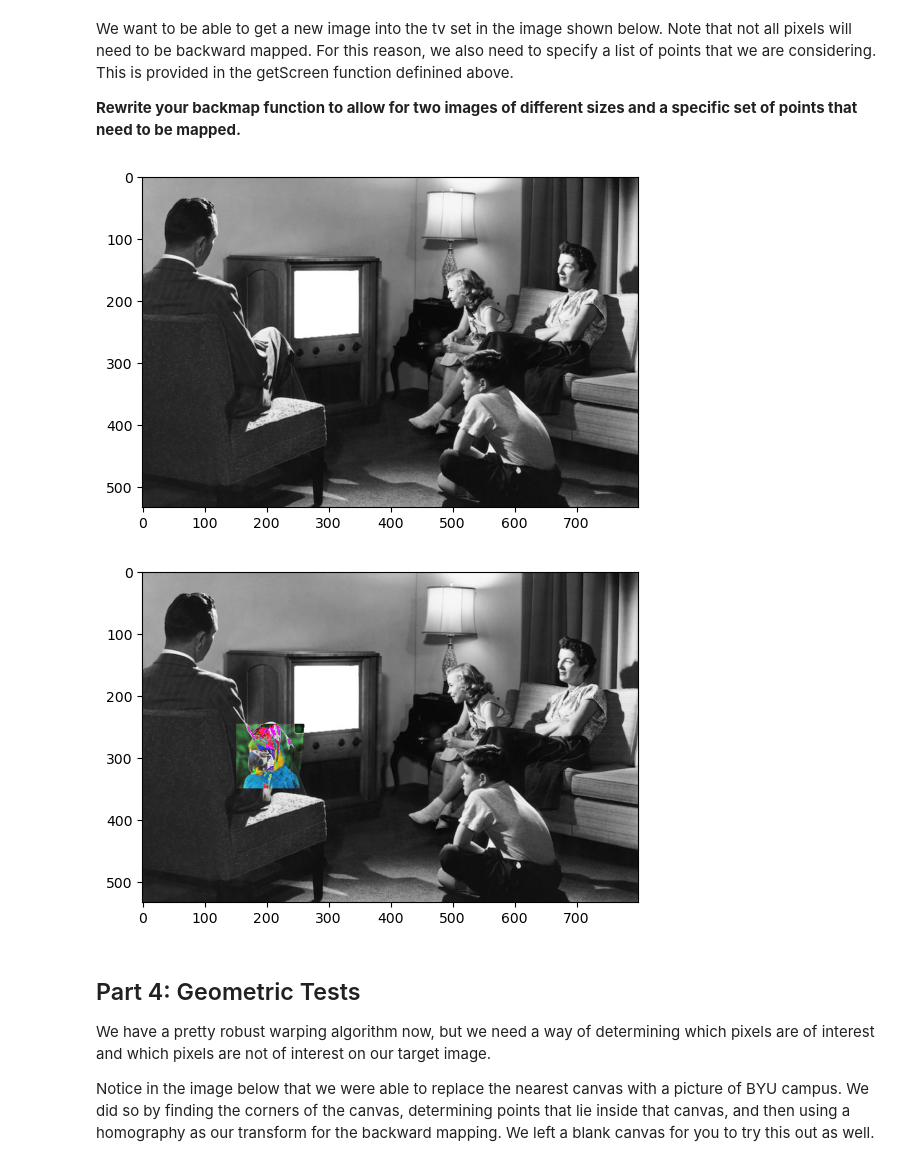
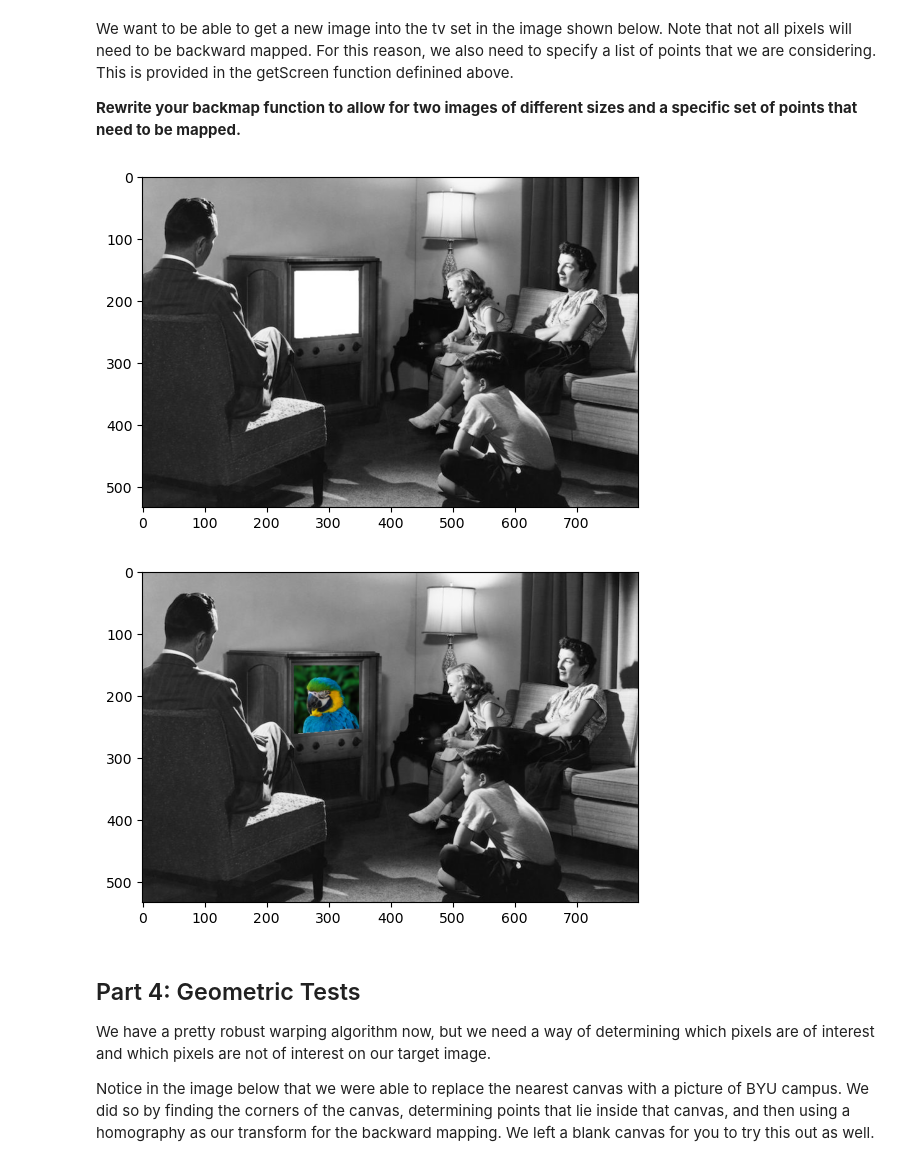
Before and after one commit to BensonP/School-Projects, a Jupyter notebook: CS355/Lab9/Lab9-ImageWarping.ipynb, the cells around one changed output. Saved outputs shown, nothing was run; the diff lists cells and outputs as text; code cells hidden in the pictures.

```diff
--- a/CS355/Lab9/Lab9-ImageWarping.ipynb
+++ b/CS355/Lab9/Lab9-ImageWarping.ipynb
@@ -13,10 +13,10 @@ import math
 
 #Your bilinear interpolation function
 def interpolate(image, x, y):
-    P0 = image[int(x//1),int(y//1)]
-    P1 = image[int(x//1),math.ceil(y)]
-    P2 = image[math.ceil(x),math.ceil(y)]
-    P3 = image[math.ceil(x),int(y//1)]
+    P0 = image[int(y//1),int(x//1)]
+    P1 = image[math.ceil(y),int(x//1)]
+    P2 = image[math.ceil(y),math.ceil(x)]
+    P3 = image[int(y//1),math.ceil(x)]
     aY = y % 1
     aX = x % 1
     LRGB = (1 - aY) * (P0) + aY * P1
@@ -37,7 +37,7 @@ result = np.zeros((int(2.3*h),(int(2.3*w)),3), dtype="uint8")
 for i in range(result.shape[0] - 2):
     for j in range(result.shape[1] - 2):
         newPixel = 255 * interpolate(im, i/2.3,j/2.3)
-        result[i,j] = newPixel.astype(np.uint8)
+        result[j,i] = newPixel.astype(np.uint8)
 
 
 plt.imshow(result,vmin=0)
@@ -65,7 +65,7 @@ def backmap1(image, transform):
             currentPixel = np.matmul(invTransform,np.array([[i],[j],[1]]))
             if currentPixel[0] < h-1 and currentPixel[1] < w-1 and currentPixel[0] > 0 and currentPixel[1] > 0:
                 newPixel = 255 * interpolate(image, currentPixel[0,0],currentPixel[1,0])
-                result[i,j] = newPixel.astype(np.uint8)
+                result[j,i] = newPixel.astype(np.uint8)
 
 
     #Your Code Here
@@ -168,53 +168,54 @@ We want to be able to get a new image into the tv set in the image shown below.
 def backmap2(source, target, transform, points):
 
     h,w,_ = target.shape
-    tv = np.zeros((h,w,3), dtype="uint8")
+
     invTransform = np.linalg.inv(transform)
+    targetCopy = target.copy()
 
     for i in points:
+
             currentPixel = np.matmul(invTransform,np.array([[i.x],[i.y],[1]]))
-            if currentPixel[0] < h-1 and currentPixel[1] < w-1 and currentPixel[0] > 0 and currentPixel[1] > 0:
-                newPixel = 255 * interpolate(source, currentPixel[0,0],currentPixel[1,0])
-                tv[i.x,i.y] = newPixel.astype(np.uint8)
-                ##adding
+            newPixel =  255 *interpolate(source, currentPixel[0,0],currentPixel[1,0])
+            targetCopy[i.y,i.x] = newPixel.astype(np.uint8)
+
 
 
     #Your Code Here
 
-    return target + tv
+    return targetCopy
 
 
 
 filename = "test.png"
 im = plt.imread(filename)
 
 h,w,_ = im.shape
 
 s0 = Point(0,0)
 s1 = Point(w-1,0)
 s2 = Point(w-1,h-1)
 s3 = Point(0,h-1)
 
 t0 = Point(245,152)
 t1 = Point(349,150)
 t2 = Point(349,253)
 t3 = Point(246,261)
 
 tv = plt.imread('tv.jpg')
 plt.imshow(tv,vmin=0)
 plt.show()
 
 transform = getHomography(s0,s1,s2,s3,t0,t1,t2,t3)
 
 screen = getScreen()
 
 result = backmap2(im, tv, transform, screen)
 
 plt.imshow(result,vmin=0)
 plt.show()
 # %% [output]
 [figure]
-[figure, old version]
+[figure, new version]
 # %% [markdown]
 ## Part 4: Geometric Tests
 
```
Also changed, not shown: parts of 3 cells of this notebook, 17 other files.
